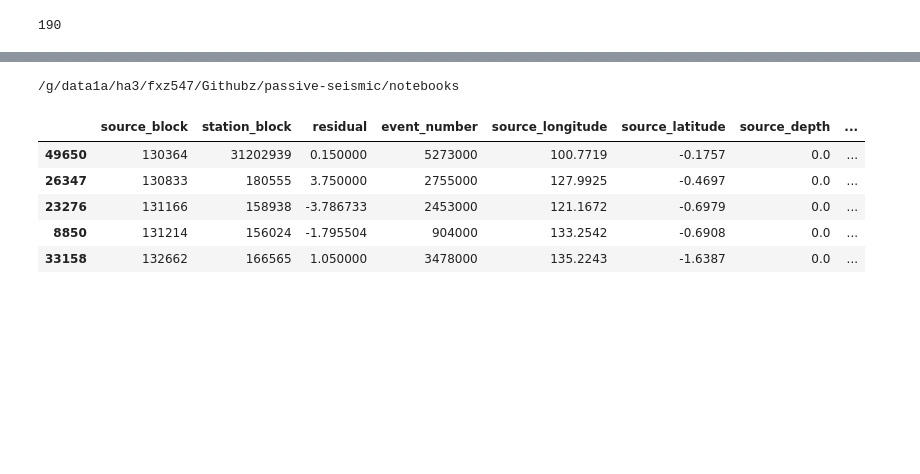
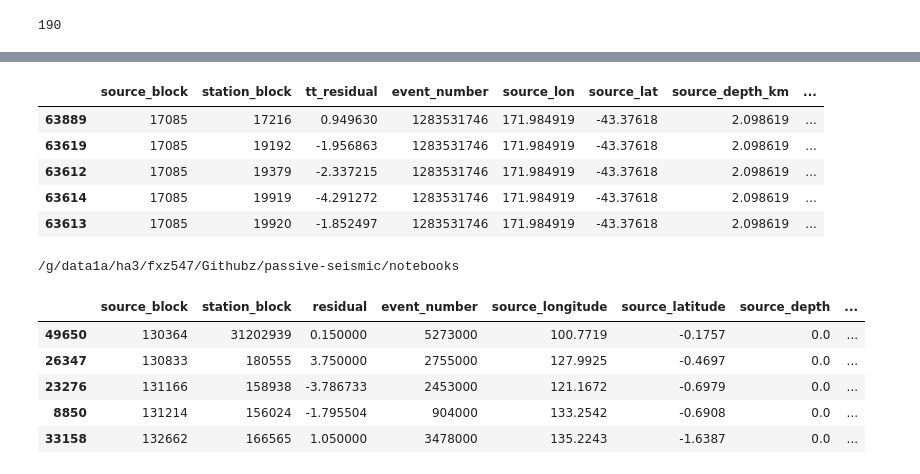
Before and after one commit to GeoscienceAustralia/hiperseis, a Jupyter notebook: notebooks/sort_seismic_events2stations_rays.ipynb, the cells around one changed output, grey strips where cells are left out. Cells and saved outputs as stored; diff of their text form; code cells hidden in the pictures; blank space fills up the shorter version.

```diff
--- a/notebooks/sort_seismic_events2stations_rays.ipynb
+++ b/notebooks/sort_seismic_events2stations_rays.ipynb
@@ -14,0 +199,9 @@ import matplotlib.pyplot as plt
+# %%
+pdf4.head()
+# %% [output]
+|  | source_block | station_block | tt_residual | event_number | source_lon | source_lat | source_depth_km | ... |
+| 63889 | 17085 | 17216 | 0.949630 | 1283531746 | 171.984919 | -43.37618 | 2.098619 | ... |
+| 63619 | 17085 | 19192 | -1.956863 | 1283531746 | 171.984919 | -43.37618 | 2.098619 | ... |
+| 63612 | 17085 | 19379 | -2.337215 | 1283531746 | 171.984919 | -43.37618 | 2.098619 | ... |
+| 63614 | 17085 | 19919 | -4.291272 | 1283531746 | 171.984919 | -43.37618 | 2.098619 | ... |
+| 63613 | 17085 | 19920 | -1.852497 | 1283531746 | 171.984919 | -43.37618 | 2.098619 | ... |
```
Also changed, not shown: parts of 14 cells of this notebook, 1 other file.
